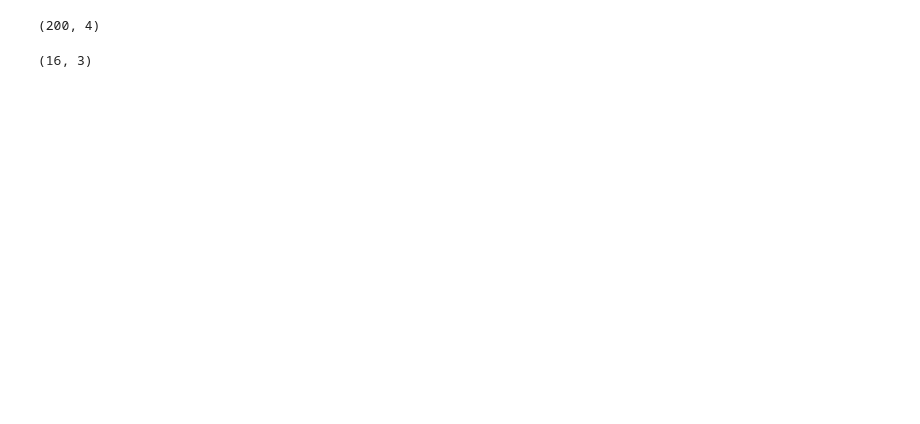
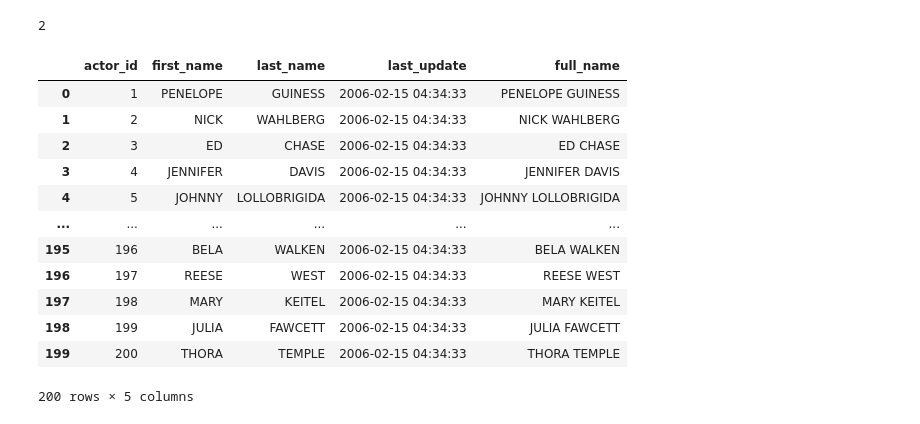
Before and after one commit to pgb314/w3-database-project, a Jupyter notebook: src/Untitled.ipynb, the cells around one changed output. Saved outputs shown, nothing was run; the diff lists cells and outputs as text; code cells hidden in the pictures; blank space fills up the shorter version.

```diff
--- a/src/Untitled.ipynb
+++ b/src/Untitled.ipynb
@@ -24,0 +63,3 @@ data_rent = pd.read_csv(r'..\Data\rental.csv', encoding='latin1')
+# %%
+data_rent.return_date=pd.to_datetime(data_rent.return_date, format='%Y-%m-%d')
+type(data_rent.return_date[0])
@@ -24,0 +68,5 @@ data_rent = pd.read_csv(r'..\Data\rental.csv', encoding='latin1')
+# %%
+for c in data_rent.select_dtypes('integer').columns:
+
+    data_rent[c]=pd.to_numeric(data_rent[c], downcast='integer')
+data_rent.info(memory_usage='deep')
@@ -24,0 +88,5 @@ data_rent = pd.read_csv(r'..\Data\rental.csv', encoding='latin1')
+# %%
+for c in data_act.select_dtypes('integer').columns:
+
+    data_act[c]=pd.to_numeric(data_act[c], downcast='integer')
+data_act.info(memory_usage='deep')
@@ -24,0 +266,6 @@ data_rent = pd.read_csv(r'..\Data\rental.csv', encoding='latin1')
+# %%
+data_act['full_name'] = data_act['first_name'] + " " + data_act['last_name']
+# %%
+data_film.film_id[1]
+# %% [output]
+2
@@ -25,8 +290,16 @@ data_rent = pd.read_csv(r'..\Data\rental.csv', encoding='latin1')
 # %%
-data_act.shape
+data_act
 # %% [output]
+|  | actor_id | first_name | last_name | last_update | full_name |
+| 0 | 1 | PENELOPE | GUINESS | 2006-02-15 04:34:33 | PENELOPE GUINESS |
+| 1 | 2 | NICK | WAHLBERG | 2006-02-15 04:34:33 | NICK WAHLBERG |
+| 2 | 3 | ED | CHASE | 2006-02-15 04:34:33 | ED CHASE |
+| 3 | 4 | JENNIFER | DAVIS | 2006-02-15 04:34:33 | JENNIFER DAVIS |
+| 4 | 5 | JOHNNY | LOLLOBRIGIDA | 2006-02-15 04:34:33 | JOHNNY LOLLOBRIGIDA |
+| ... | ... | ... | ... | ... | ... |
+| 195 | 196 | BELA | WALKEN | 2006-02-15 04:34:33 | BELA WALKEN |
+| 196 | 197 | REESE | WEST | 2006-02-15 04:34:33 | REESE WEST |
+| 197 | 198 | MARY | KEITEL | 2006-02-15 04:34:33 | MARY KEITEL |
+| 198 | 199 | JULIA | FAWCETT | 2006-02-15 04:34:33 | JULIA FAWCETT |
+| 199 | 200 | THORA | TEMPLE | 2006-02-15 04:34:33 | THORA TEMPLE |
-(200, 4)
+200 rows × 5 columns
-# %%
-data_category.shape
-# %% [output]
-(16, 3)
```
Also changed, not shown: parts of 44 cells of this notebook, 11 other files.
